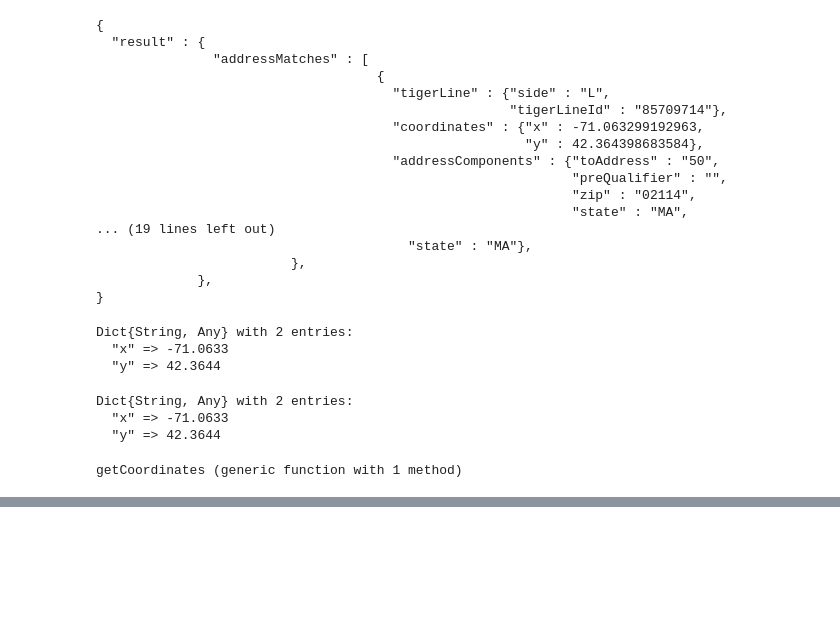
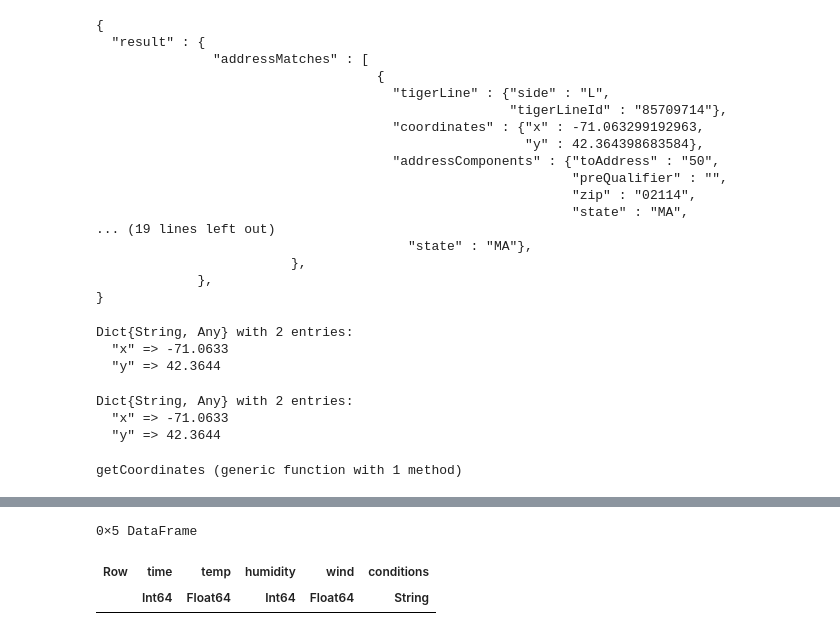
Before and after one commit to pstaabp/sci-comp-book, a Jupyter notebook: julia-output/api.ipynb, the cells around one changed output, grey strips where cells are left out. Saved outputs shown, nothing was run; the diff lists cells and outputs as text; code cells hidden in the pictures; blank space fills up the shorter version.

```diff
--- a/julia-output/api.ipynb
+++ b/julia-output/api.ipynb
@@ -145,0 +177,6 @@ Dict{String, Any} with 2 entries:
+# %%
+weather_df = DataFrame(time = Int[], temp = Float64[], humidity = Int[], wind = Float64[], conditions = String[])
+# %% [output]
+0×5 DataFrame
+| Row | time | temp | humidity | wind | conditions |
+|  | Int64 | Float64 | Int64 | Float64 | String |
```
Also changed, not shown: parts of 12 cells of this notebook, 3 other files.
